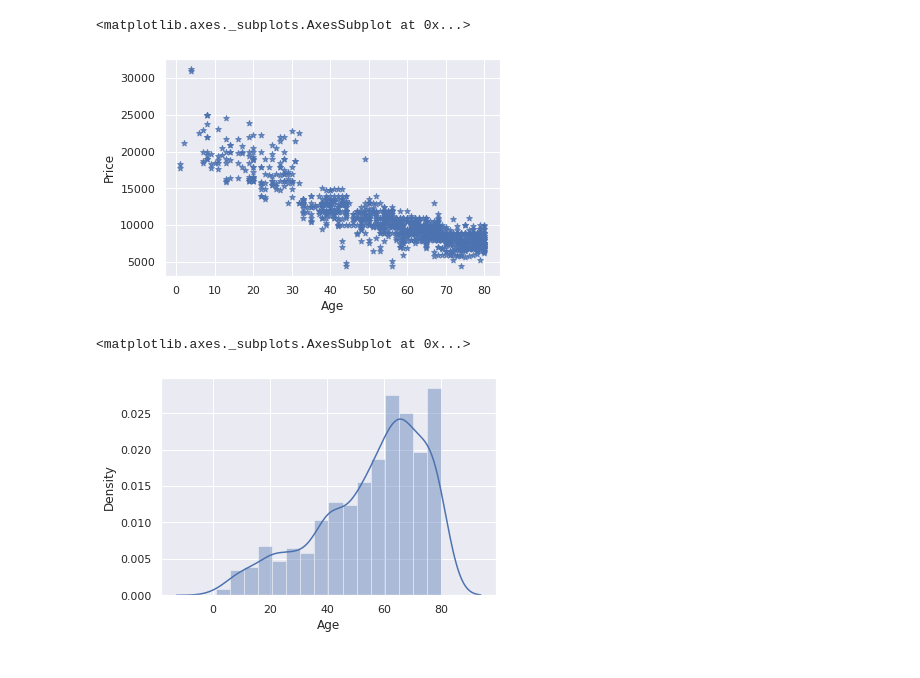
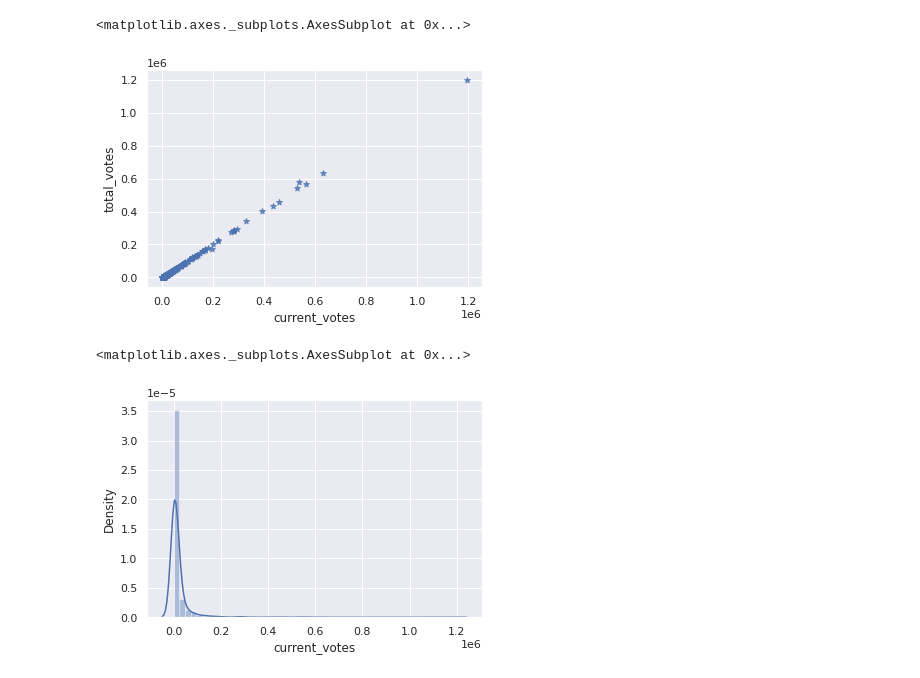
Before and after one commit to KhushbooSingh17/18CSE140, a Jupyter notebook: Assignment3.ipynb, the cells around one changed output. Saved outputs shown, nothing was run; the diff lists cells and outputs as text; code cells hidden in the pictures.

```diff
--- a/Assignment3.ipynb
+++ b/Assignment3.ipynb
@@ -5,7 +5,7 @@ import pandas as pd
 import numpy as np
 import matplotlib.pyplot as plt
 # %%
-path="https://raw.githubusercontent.com/chirudukuru/DMDW/main/Toyota.csv"
+path="https://raw.githubusercontent.com/KhushbooSingh17/18CSE140/main/governors_county.csv"
 # %%
 import pandas as pd
 data=pd.read_csv(path)
@@ -96,11 +98,11 @@ sns.regplot(x=data['Age'],y=data['Price'])
 # %%
 sns.set(style='darkgrid')
-sns.regplot(x=data['Age'],y=data['Price'],marker='*',fit_reg=False)
+sns.regplot(x=data['current_votes'],y=data['total_votes'],marker='*',fit_reg=False)
 # %% [output]
 <matplotlib.axes._subplots.AxesSubplot at 0x...>
-[figure, old version]
+[figure, new version]
 # %%
-sns.distplot(data['Age'])
+sns.distplot(data['current_votes'])
 # %% [output]
 <matplotlib.axes._subplots.AxesSubplot at 0x...>
-[figure, old version]
+[figure, new version]
```
Also changed, not shown: parts of 17 cells of this notebook.
